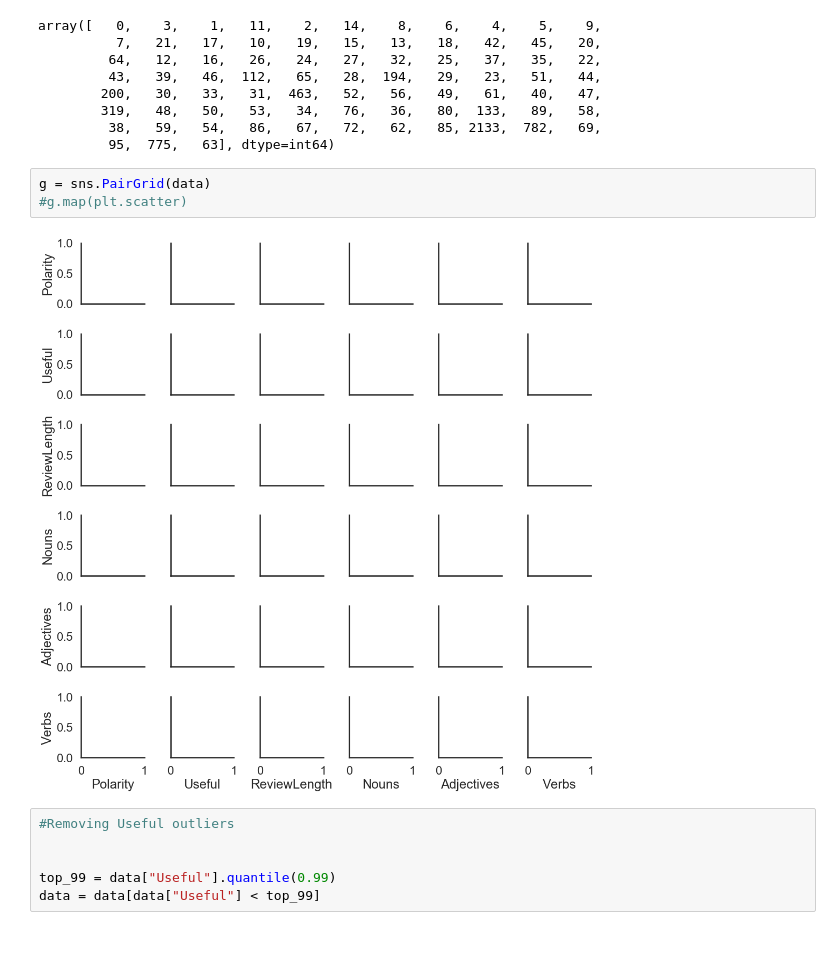
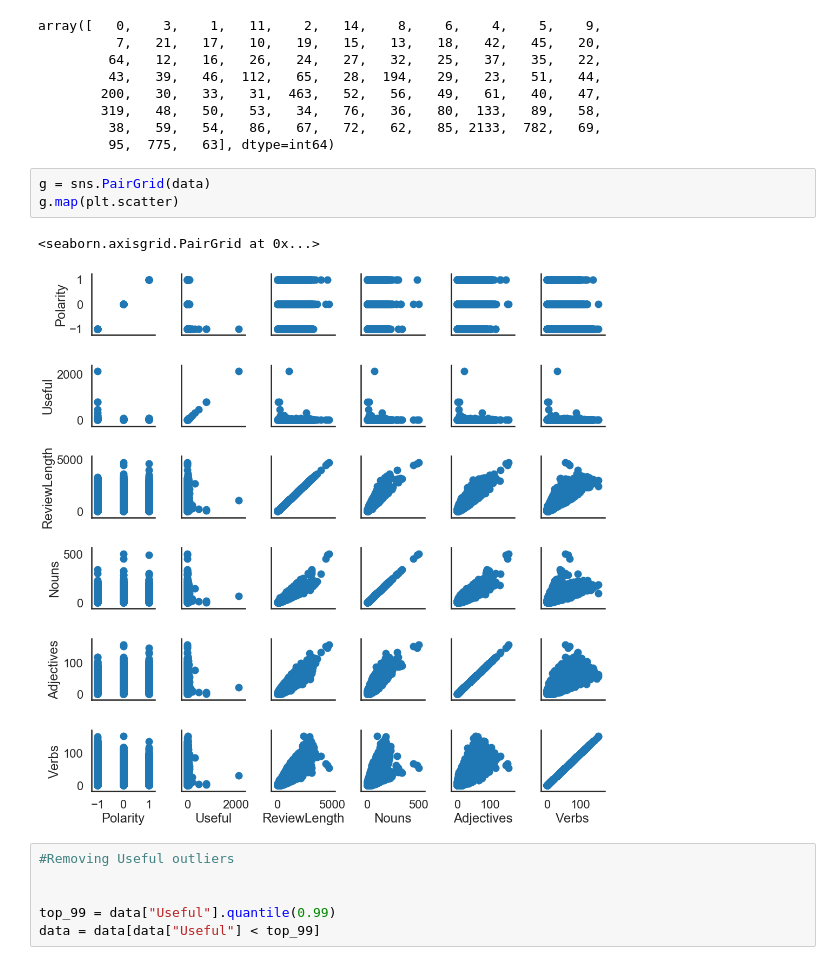
Before and after one commit to stmunees/text-analytics, a Jupyter notebook: LinguisticFeatureModel.ipynb, the cells around one changed output. Cells and saved outputs as stored; diff of their text form.

```diff
--- a/LinguisticFeatureModel.ipynb
+++ b/LinguisticFeatureModel.ipynb
@@ -62,9 +62,10 @@ array([   0,    3,    1,   11,    2,   14,    8,    6,    4,    5,    9,
          95,  775,   63], dtype=int64)
 # %%
 g = sns.PairGrid(data)
-#g.map(plt.scatter)
+g.map(plt.scatter)
 # %% [output]
+<seaborn.axisgrid.PairGrid at 0x...>
-[figure, old version]
+[figure, new version]
 # %%
 #Removing Useful outliers
 
```
Also changed, not shown: parts of 12 cells of this notebook.
